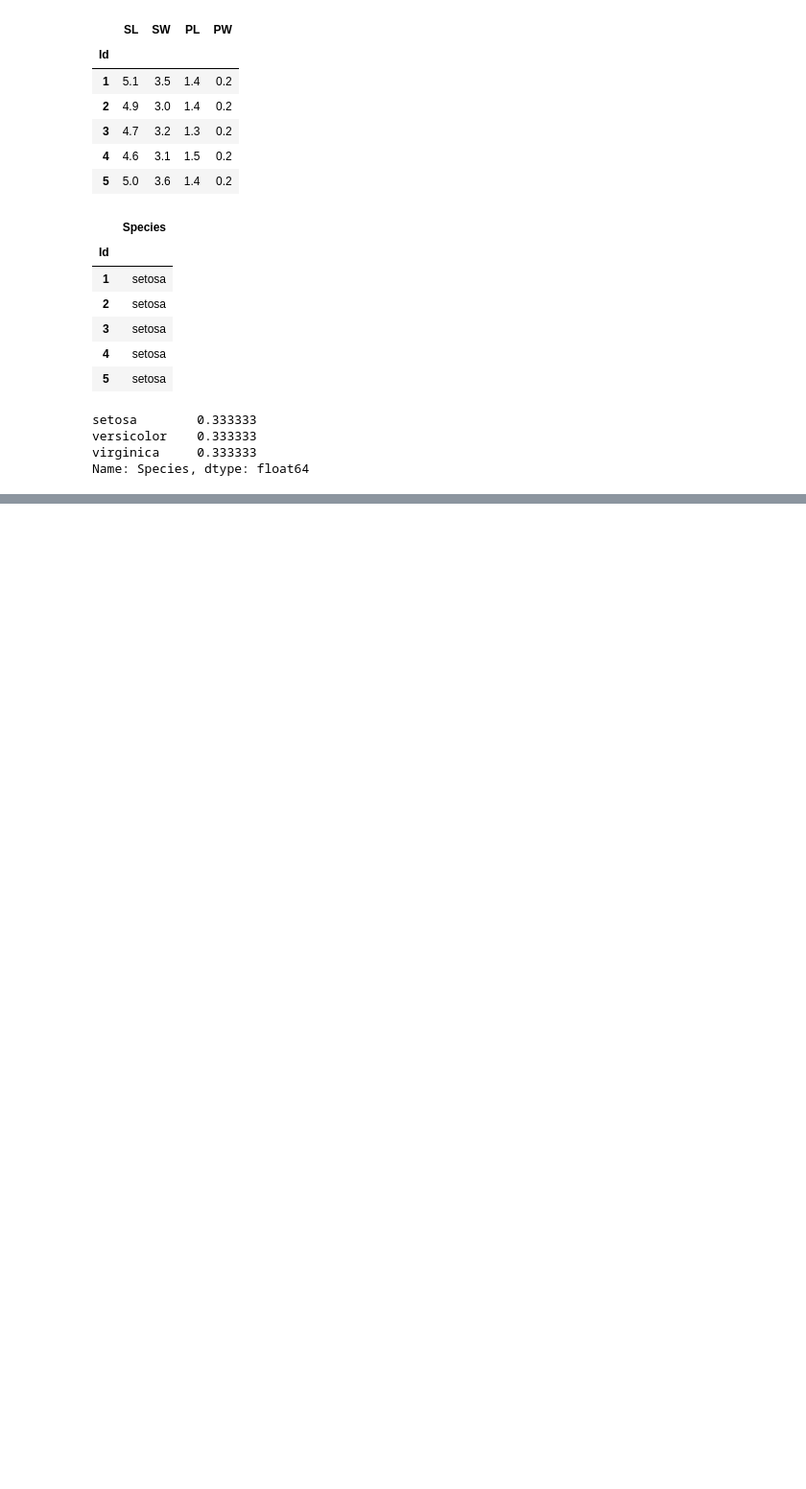
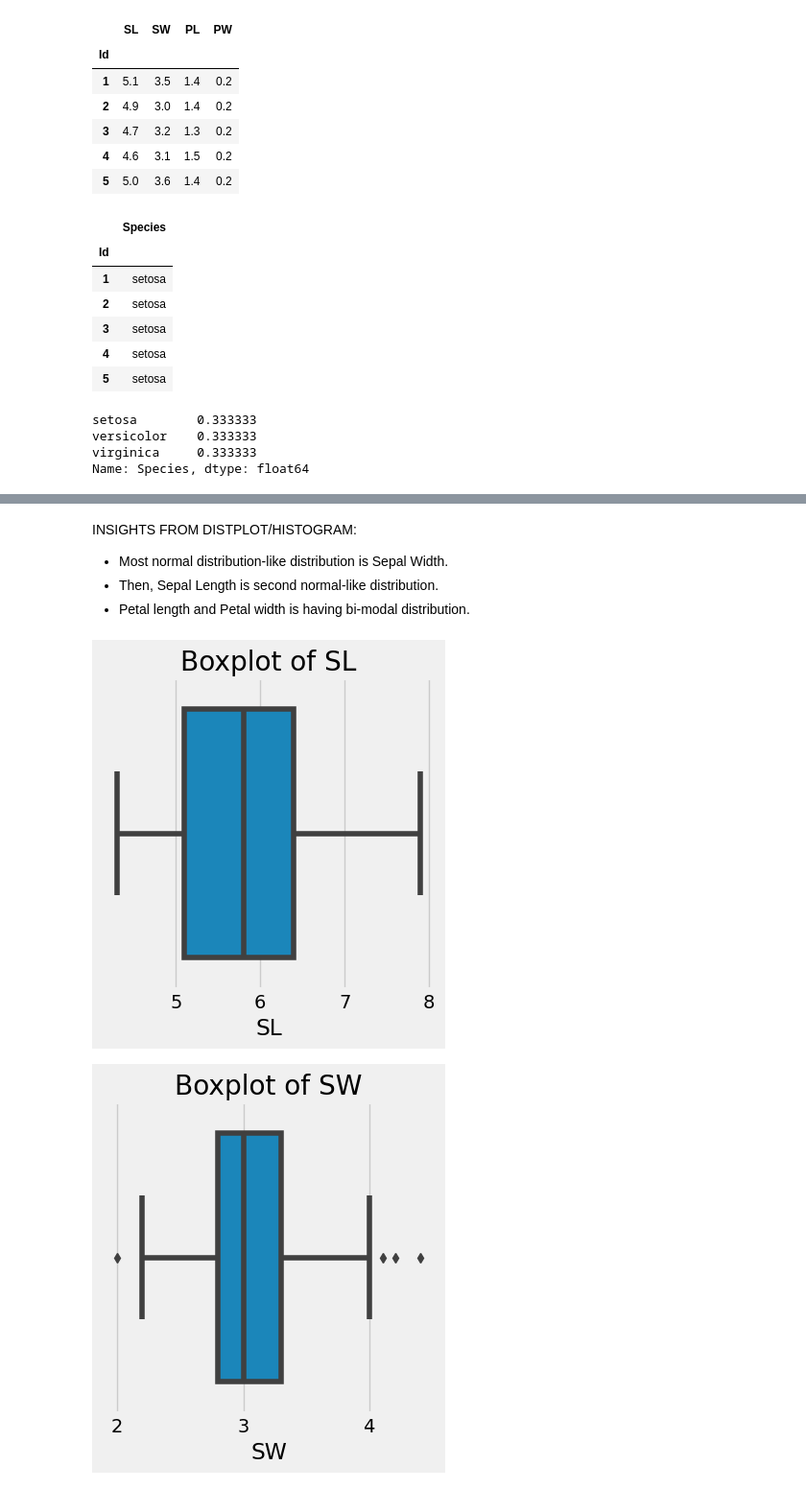
Before and after one commit to anuj-sali/Mastering-Machine-Learning, a Jupyter notebook: Data Science Project Template/iris_flower_classification/notebooks/2.0-as-exploring-processing-data.ipynb, the cells around one changed output, grey strips where cells are left out. Shown at 96% size. Drawn from its saved outputs; the diff is of its cells as text; code cells hidden in the pictures; blank space fills up the shorter version.

```diff
--- a/Data Science Project Template/iris_flower_classification/notebooks/2.0-as-exploring-processing-data.ipynb
+++ b/Data Science Project Template/iris_flower_classification/notebooks/2.0-as-exploring-processing-data.ipynb
@@ -110,0 +119,15 @@ for i in numeric_data.columns:
+# %% [markdown]
+INSIGHTS FROM DISTPLOT/HISTOGRAM:
+- Most normal distribution-like distribution is Sepal Width.
+- Then, Sepal Length is second normal-like distribution.
+- Petal length and Petal width is having bi-modal distribution.
+# %%
+#Boxplot of numeric features:
+for i in numeric_data.columns:
+    f, ax = plt.subplots(figsize=(4,4))
+    sns.boxplot(data=df, x=i, ax= ax)
+    ax.set_title("Boxplot of "+i)
+    plt.show()
+# %% [output]
+[figure, added]
+[figure, added]
```
Also changed, not shown: parts of 12 cells of this notebook, 2 other files.
